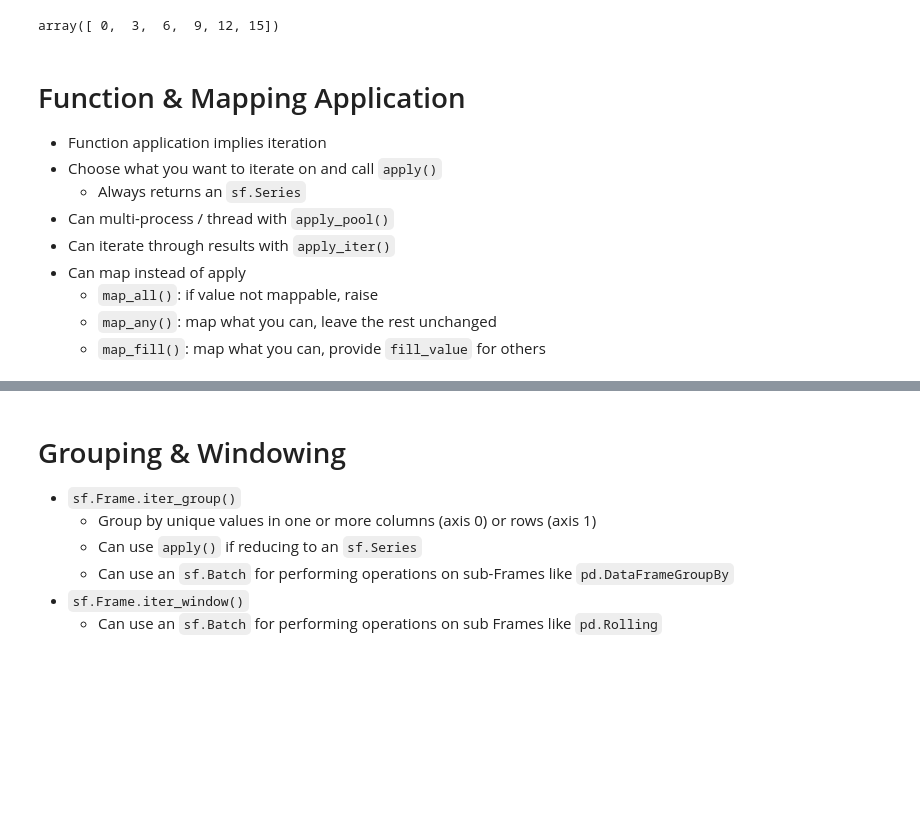
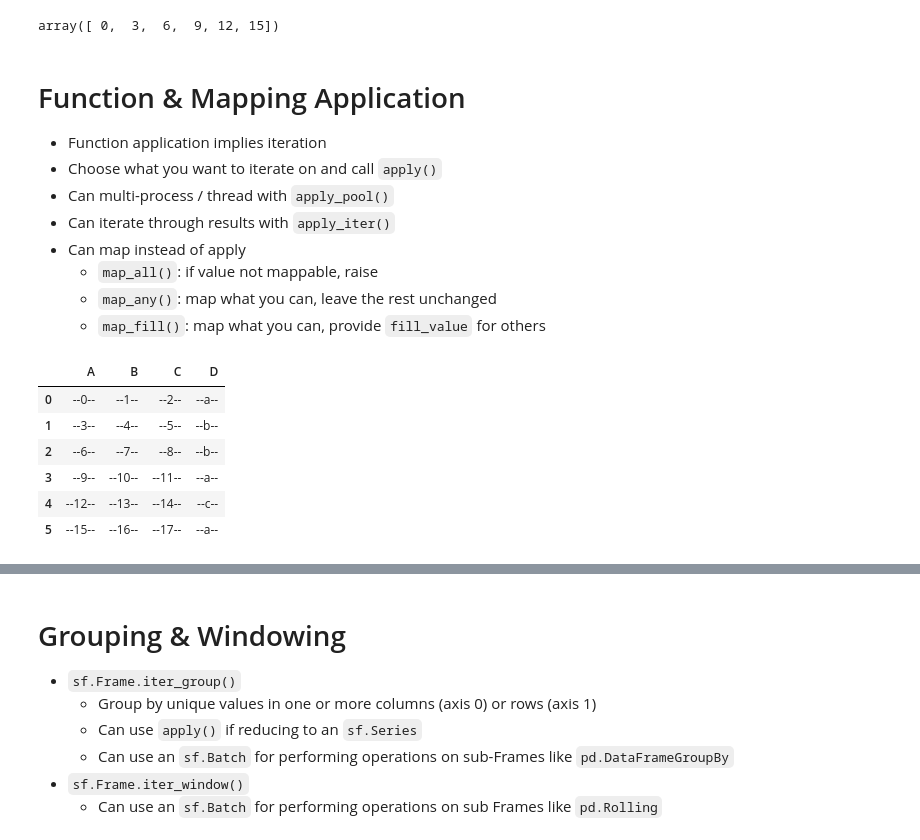
Before and after one commit to static-frame/static-frame, a Jupyter notebook: doc/source/articles/dfbp.ipynb, the cells around one changed output, grey strips where cells are left out. Drawn from its saved outputs; the diff is of its cells as text; code cells hidden in the pictures; blank space fills up the shorter version.

```diff
--- a/doc/source/articles/dfbp.ipynb
+++ b/doc/source/articles/dfbp.ipynb
@@ -553,10 +555,20 @@ array([ 0,  3,  6,  9, 12, 15])
 # Function & Mapping Application
 * Function application implies iteration
 * Choose what you want to iterate on and call `apply()`
-    * Always returns an `sf.Series`
 * Can multi-process / thread with `apply_pool()`
 * Can iterate through results with `apply_iter()`
 * Can map instead of apply
     * `map_all()`: if value not mappable, raise
     * `map_any()`: map what you can, leave the rest unchanged
     * `map_fill()`: map what you can, provide `fill_value` for others
+# %%
+# If we apply(), we get back a same-shaped container
+f5.iter_element().apply(lambda e: f'--{e}--')
+# %% [output]
+|  | A | B | C | D |
+| 0 | --0-- | --1-- | --2-- | --a-- |
+| 1 | --3-- | --4-- | --5-- | --b-- |
+| 2 | --6-- | --7-- | --8-- | --b-- |
+| 3 | --9-- | --10-- | --11-- | --a-- |
+| 4 | --12-- | --13-- | --14-- | --c-- |
+| 5 | --15-- | --16-- | --17-- | --a-- |
```
Also changed, not shown: parts of 25 cells of this notebook.
